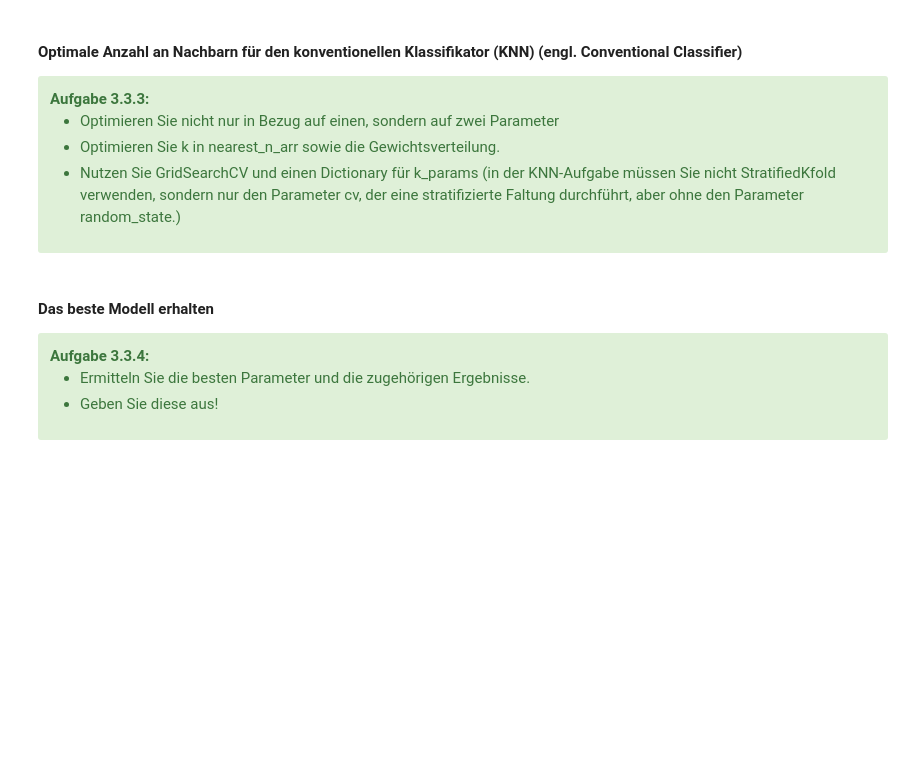
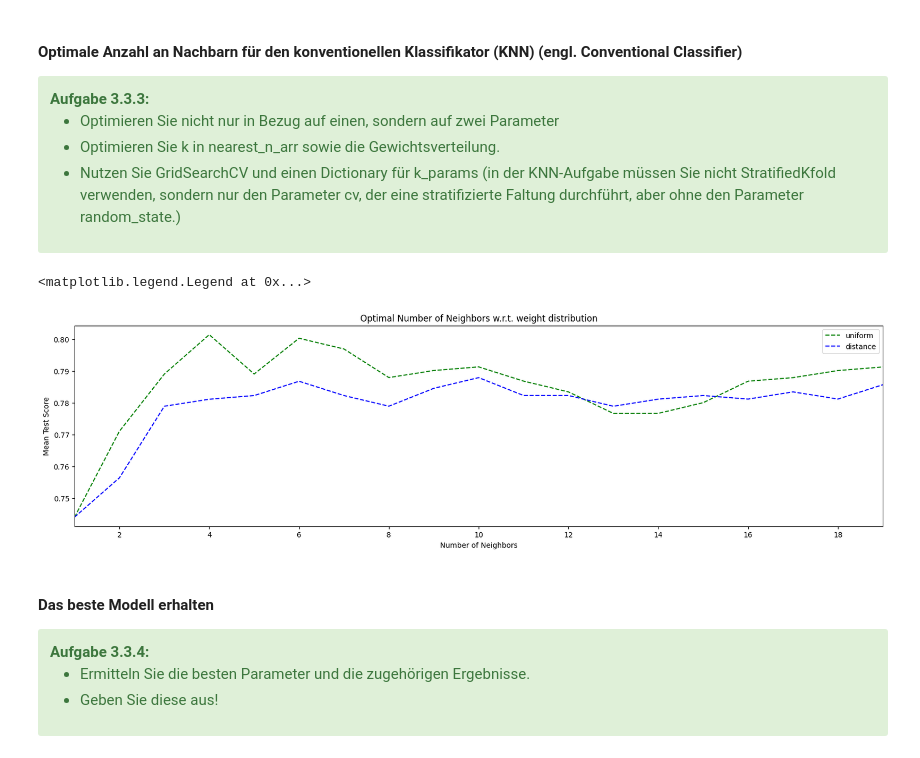
Before and after one commit to noambalul/AMALEA, a Jupyter notebook: Woche 3/3 Schöne Nachbarschaft.ipynb, the cells around one changed output. Drawn from its saved outputs; the diff is of its cells as text; code cells hidden in the pictures; blank space fills up the shorter version.

```diff
--- a/Woche 3/3 Schöne Nachbarschaft.ipynb
+++ b/Woche 3/3 Schöne Nachbarschaft.ipynb
@@ -107,5 +107,9 @@ Wenn $k = 1$ ist, sind die Entscheidungsgrenzen letztendlich die gleichen wie in
 # Load the prepared datasets training and test set, because we are only going to use GridSearchCV
 
 # STUDENT CODE HERE
+df_train = pd.read_csv('data/train_prepared.csv')
+df_test = pd.read_csv('data/test_prepared.csv')
 
+print(df_train.head())
+print(df_test.head())
 # STUDENT CODE until HERE
@@ -121,0 +133,20 @@ Wenn $k = 1$ ist, sind die Entscheidungsgrenzen letztendlich die gleichen wie in
+# %%
+# Normalize the data
+
+# STUDENT CODE HERE
+# Welche Spalten sollen normalisiert werden?
+features_to_scale = ['Pclass', 'Sex', 'Age', 'Parch', 'Fare', 'Name_length', 'Fare_log']
+
+# Min-Max-Skalierung mit Pandas (nur auf Trainingsdaten fitten!)
+min_vals = df_train[features_to_scale].min()
+max_vals = df_train[features_to_scale].max()
+
+df_train_norm = df_train.copy()
+df_test_norm = df_test.copy()
+
+df_train_norm[features_to_scale] = (df_train[features_to_scale] - min_vals) / (max_vals - min_vals)
+df_test_norm[features_to_scale] = (df_test[features_to_scale] - min_vals) / (max_vals - min_vals)
+
+print(df_train_norm.head())
+print(df_test_norm.head())
+# STUDENT CODE until HERE
@@ -165,29 +223,45 @@ nearest_n_arr = range(1,20)  # natural numbers
 length_a = len(nearest_n_arr)
 
 # STUDENT CODE HERE
+param_grid = {
+    'n_neighbors': nearest_n_arr,
+    'weights': ['uniform', 'distance']
+}
 
+knn = KNeighborsClassifier()
+k_model = GridSearchCV(knn, param_grid, cv=5)
+X_train = df_train_norm[features_to_scale]
+y_train = df_train_norm['Survived']
+k_model.fit(X_train, y_train)
+k_params = k_model.best_params_
 # STUDENT CODE until HERE
 # %%
 neighourhood = k_params['n_neighbors']
 scores = k_model.cv_results_['mean_test_score']
 scores_std = k_model.cv_results_['std_test_score']
 
 # Resorting for plots
 scores = np.append(scores[0::2], scores[1::2])
 scores_std = np.append(scores_std[0::2], scores_std[1::2])
 
-neighourhood = k_params['n_neighbors']
+#neighourhood = k_params['n_neighbors'] # This line is causing the error
+# Use the original range for plotting
+plot_neighourhood = nearest_n_arr
+
 
 plt.figure().set_size_inches(20, 5)
 plt.xlabel('Number of Neighbors')
-plt.xlim(neighourhood[0],neighourhood[-1])
+plt.xlim(plot_neighourhood[0], plot_neighourhood[-1])
 plt.ylabel('Mean Test Score')
-plt.plot(neighourhood, scores[:length_a],'g--',
+plt.plot(plot_neighourhood, scores[:length_a],'g--',
         label='uniform')
-plt.plot(neighourhood, scores[length_a:]
+plt.plot(plot_neighourhood, scores[length_a:]
          , 'b--',label='distance')
 plt.title('Optimal Number of Neighbors w.r.t. weight distribution')
 plt.legend()
+# %% [output]
+<matplotlib.legend.Legend at 0x...>
+[figure, added]
 # %% [markdown]
 #### Das beste Modell erhalten
 
```
Also changed, not shown: parts of 13 cells of this notebook.
